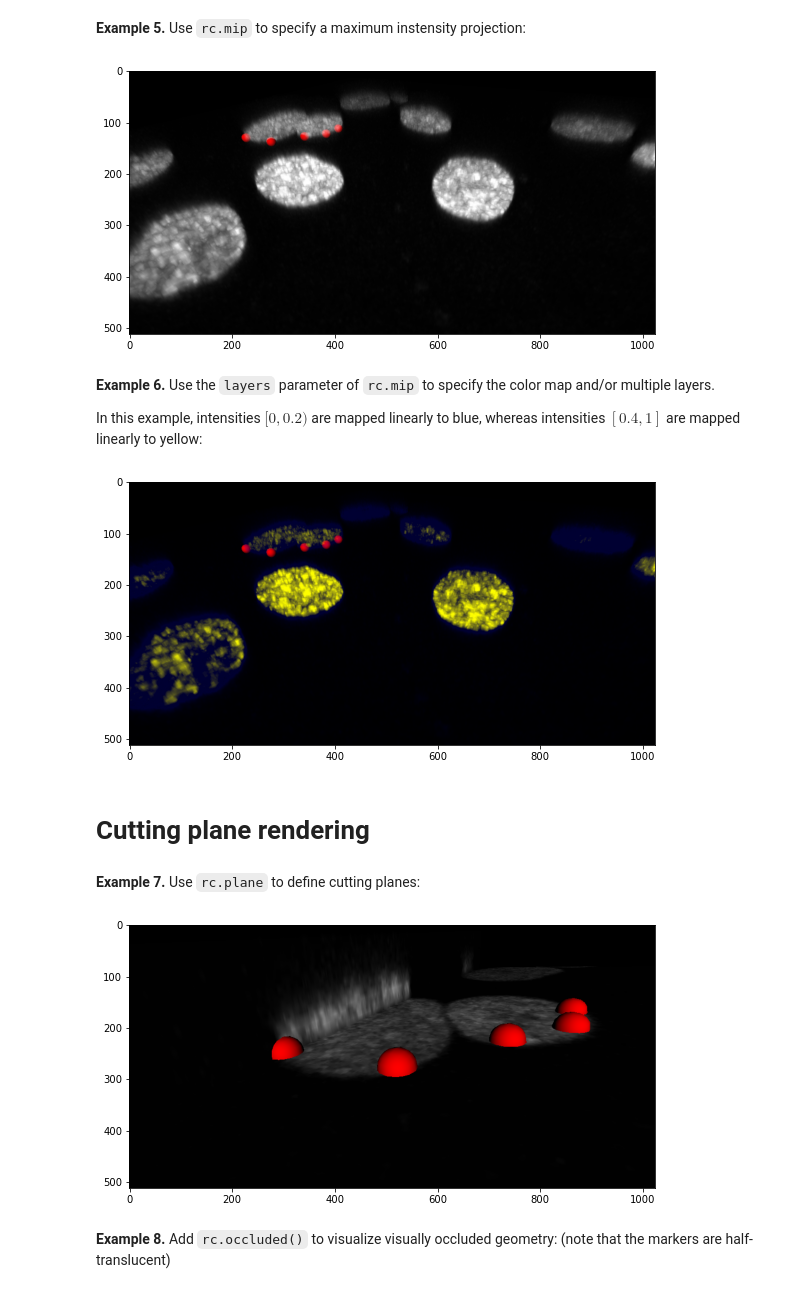
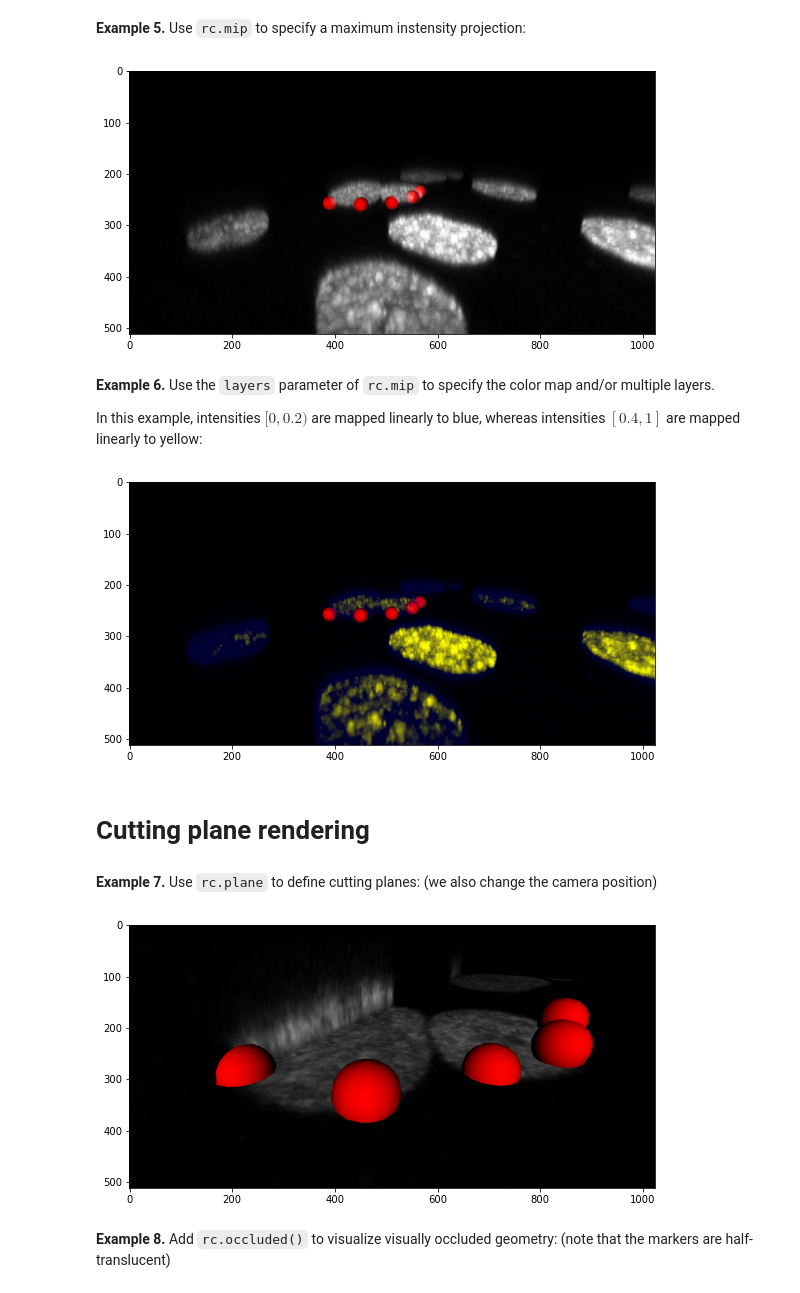
Before and after one commit to kostrykin/CarnaPy, a Jupyter notebook: examples/kalinin2018.ipynb, the cells around one changed output. Cells and saved outputs as stored; diff of their text form; code cells hidden in the pictures.

Commit message:
adds `look_at` method for `SpatialWrapper`
Adds `look_at` method for `SpatialWrapper` and updates to Carna 3.3.2.

```diff
--- a/examples/kalinin2018.ipynb
+++ b/examples/kalinin2018.ipynb
@@ -48,10 +77,11 @@ spacing = (1, 1, 4)
 with cpy.SingleFrameContext((512, 1024), fov=90, near=1, far=1000) as rc:
     volume = rc.volume(data, spacing=spacing, normals=True) ## declaration of the volume data
     rc.dvr(translucency=2, sample_rate=500)
-    marker_mesh = rc.ball(radius=10)
+    marker_mesh = rc.ball(radius=15)
     marker_material = rc.material(color=(1,0,0,1))
     rc.meshes(marker_mesh, marker_material, volume.map_voxel_coordinates(markers), parent=volume)
-    rc.camera.rotate((1,1,0), 45, 'deg').rotate((1,0,0), 15, 'deg').translate(-50, 0, 300).rotate((0,0,1), 35, 'deg')
+    rc.camera.translate(*volume.map_voxel_coordinates([camera_position])[0]) \
+        .look_at(volume.map_voxel_coordinates(markers)[2], up=(0,0,1))
 
 figure(figsize=(8,6))
 imshow(rc.result)
@@ -72,10 +102,11 @@ However, the data is only 8bit, but `skimage.io` converts it into 64bit when loa
 with cpy.SingleFrameContext((512, 1024), fov=90, near=1, far=1000) as rc:
     volume = rc.volume(data, spacing=spacing, normals=True, fmt_hint='uint8') ## declaration of the volume data
     rc.dvr(translucency=2, sample_rate=500)
-    marker_mesh = rc.ball(radius=10)
+    marker_mesh = rc.ball(radius=15)
     marker_material = rc.material(color=(1,0,0,1))
     rc.meshes(marker_mesh, marker_material, volume.map_voxel_coordinates(markers), parent=volume)
-    rc.camera.rotate((1,1,0), 45, 'deg').rotate((1,0,0), 15, 'deg').translate(-50, 0, 300).rotate((0,0,1), 35, 'deg')
+    rc.camera.translate(*volume.map_voxel_coordinates([camera_position])[0]) \
+        .look_at(volume.map_voxel_coordinates(markers)[2], up=(0,0,1))
 
 figure(figsize=(8,6))
 imshow(rc.result)
@@ -87,11 +118,13 @@ tight_layout()
 # %%
 with cpy.SingleFrameContext((512, 1024), fov=90, near=1, far=1000) as rc:
     volume = rc.volume(data, spacing=spacing, normals=True, fmt_hint='uint8') ## declaration of the volume data
-    rc.dvr(color_map=[(0, 0.2, (0, 1, 1, 0), (0, 1, 1, 0.2)), (0.4, 1.0, (1, 1, 0, 0), (1, 1, 0, 1))], translucency=2, sample_rate=500)
-    marker_mesh = rc.ball(radius=10)
+    rc.dvr(translucency=2, sample_rate=500,
+        color_map=[(0, 0.2, (0, 1, 1, 0), (0, 1, 1, 0.2)), (0.4, 1.0, (1, 1, 0, 0), (1, 1, 0, 1))])
+    marker_mesh = rc.ball(radius=15)
     marker_material = rc.material(color=(1,0,0,1))
     rc.meshes(marker_mesh, marker_material, volume.map_voxel_coordinates(markers), parent=volume)
-    rc.camera.rotate((1,1,0), 45, 'deg').rotate((1,0,0), 15, 'deg').translate(-50, 0, 300).rotate((0,0,1), 35, 'deg')
+    rc.camera.translate(*volume.map_voxel_coordinates([camera_position])[0]) \
+        .look_at(volume.map_voxel_coordinates(markers)[2], up=(0,0,1))
 
 figure(figsize=(8,6))
 imshow(rc.result)
@@ -103,11 +136,12 @@ tight_layout()
 # %%
 with cpy.SingleFrameContext((512, 1024), fov=90, near=1, far=1000) as rc:
     volume = rc.volume(data, spacing=spacing, fmt_hint='uint8')
-    rc.dvr(translucency=20, sample_rate=500)
-    marker_mesh = rc.ball(radius=10)
+    rc.dvr(translucency=10, sample_rate=500)
+    marker_mesh = rc.ball(radius=15)
     marker_material = rc.material(color=(1,0,0,1))
     rc.meshes(marker_mesh, marker_material, volume.map_voxel_coordinates(markers), parent=volume)
-    rc.camera.rotate((1,1,0), 45, 'deg').rotate((1,0,0), 15, 'deg').translate(-50, 0, 300).rotate((0,0,1), 35, 'deg')
+    rc.camera.translate(*volume.map_voxel_coordinates([camera_position])[0]) \
+        .look_at(volume.map_voxel_coordinates(markers)[2], up=(0,0,1))
 
 figure(figsize=(8,6))
 imshow(rc.result)
@@ -123,17 +157,18 @@ Omitting `normals=True` if lighting is not required speeds up the `volume` comma
 # %%
 with cpy.SingleFrameContext((512, 1024), fov=90, near=1, far=1000) as rc:
     volume = rc.volume(data, spacing=spacing, fmt_hint='uint8')
     rc.mip(sample_rate=500)
-    marker_mesh = rc.ball(radius=10)
+    marker_mesh = rc.ball(radius=15)
     marker_material = rc.material(color=(1,0,0,1))
     rc.meshes(marker_mesh, marker_material, volume.map_voxel_coordinates(markers), parent=volume)
-    rc.camera.rotate((1,1,0), 45, 'deg').rotate((1,0,0), 15, 'deg').translate(-50, 0, 300).rotate((0,0,1), 35, 'deg')
+    rc.camera.translate(*volume.map_voxel_coordinates([camera_position])[0]) \
+        .look_at(volume.map_voxel_coordinates(markers)[2], up=(0,0,1))
 
 figure(figsize=(8,6))
 imshow(rc.result)
 tight_layout()
 # %% [output]
-[figure, old version]
+[figure, new version]
 # %% [markdown]
 **Example 6.** Use the `layers` parameter of `rc.mip` to specify the color map and/or multiple layers.
 
@@ -141,37 +176,40 @@ In this example, intensities $[0,0.2)$ are mapped linearly to blue, whereas inte
 # %%
 with cpy.SingleFrameContext((512, 1024), fov=90, near=1, far=1000) as rc:
     volume = rc.volume(data, spacing=spacing, fmt_hint='uint8')
-    rc.mip(layers=[(0, 0.2, (0, 0, 1, 0.2)), (0.4, 1, (1, 1, 0, 1))], sample_rate=500)
-    marker_mesh = rc.ball(radius=10)
+    rc.mip(sample_rate=500, layers=[(0, 0.2, (0, 0, 1, 0.2)), (0.4, 1, (1, 1, 0, 1))])
+    marker_mesh = rc.ball(radius=15)
     marker_material = rc.material(color=(1,0,0,1))
     rc.meshes(marker_mesh, marker_material, volume.map_voxel_coordinates(markers), parent=volume)
-    rc.camera.rotate((1,1,0), 45, 'deg').rotate((1,0,0), 15, 'deg').translate(-50, 0, 300).rotate((0,0,1), 35, 'deg')
+    rc.camera.translate(*volume.map_voxel_coordinates([camera_position])[0]) \
+        .look_at(volume.map_voxel_coordinates(markers)[2], up=(0,0,1))
 
 figure(figsize=(8,6))
 imshow(rc.result)
 tight_layout()
 # %% [output]
-[figure, old version]
+[figure, new version]
 # %% [markdown]
 # Cutting plane rendering
 # %% [markdown]
-**Example 7.** Use `rc.plane` to define cutting planes:
+**Example 7.** Use `rc.plane` to define cutting planes: (we also change the camera position)
 # %%
 with cpy.SingleFrameContext((512, 1024), fov=90, near=1, far=1000) as rc:
     volume = rc.volume(data, spacing=spacing, fmt_hint='uint8')
     markers_in_volume = volume.map_voxel_coordinates(markers)
     rc.plane((0,0,1), markers_in_volume[0], parent=volume) ## plane through first marker, normal along z-axis
     rc.plane((1,0,0), markers_in_volume[0], parent=volume) ## plane through first marker, normal along x-axis
-    marker_mesh = rc.ball(radius=10)
+    marker_mesh = rc.ball(radius=15)
     marker_material = rc.material(color=(1,0,0,1))
     rc.meshes(marker_mesh, marker_material, markers_in_volume, parent=volume)
-    rc.camera.rotate((1,1,0), 55, 'deg').rotate((1,0,0), 15, 'deg').translate(-300, -80, -150).rotate((0,0,1), 35, 'deg')
+    rc.camera.translate(*volume.map_voxel_coordinates([[400, 200, 80]])[0]) \
+        .look_at(volume.map_voxel_coordinates([markers.mean(axis=0)]), up=(0,0,1)) \
+        .translate(-35,0,-450)
 
 figure(figsize=(8,6))
 imshow(rc.result)
 tight_layout()
 # %% [output]
-[figure, old version]
+[figure, new version]
 # %% [markdown]
 **Example 8.** Add `rc.occluded()` to visualize visually occluded geometry: (note that the markers are half-translucent)
 # %%
```
Also changed, not shown: parts of 17 cells of this notebook, 19 other files.
